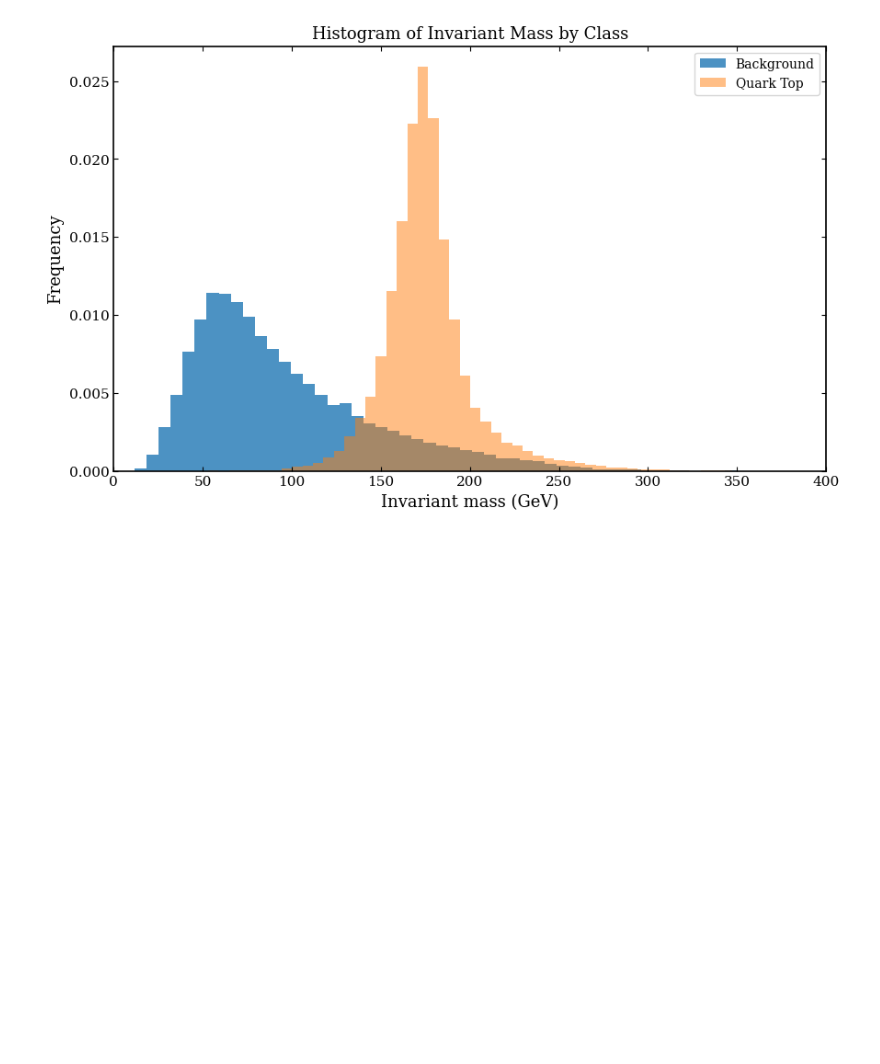
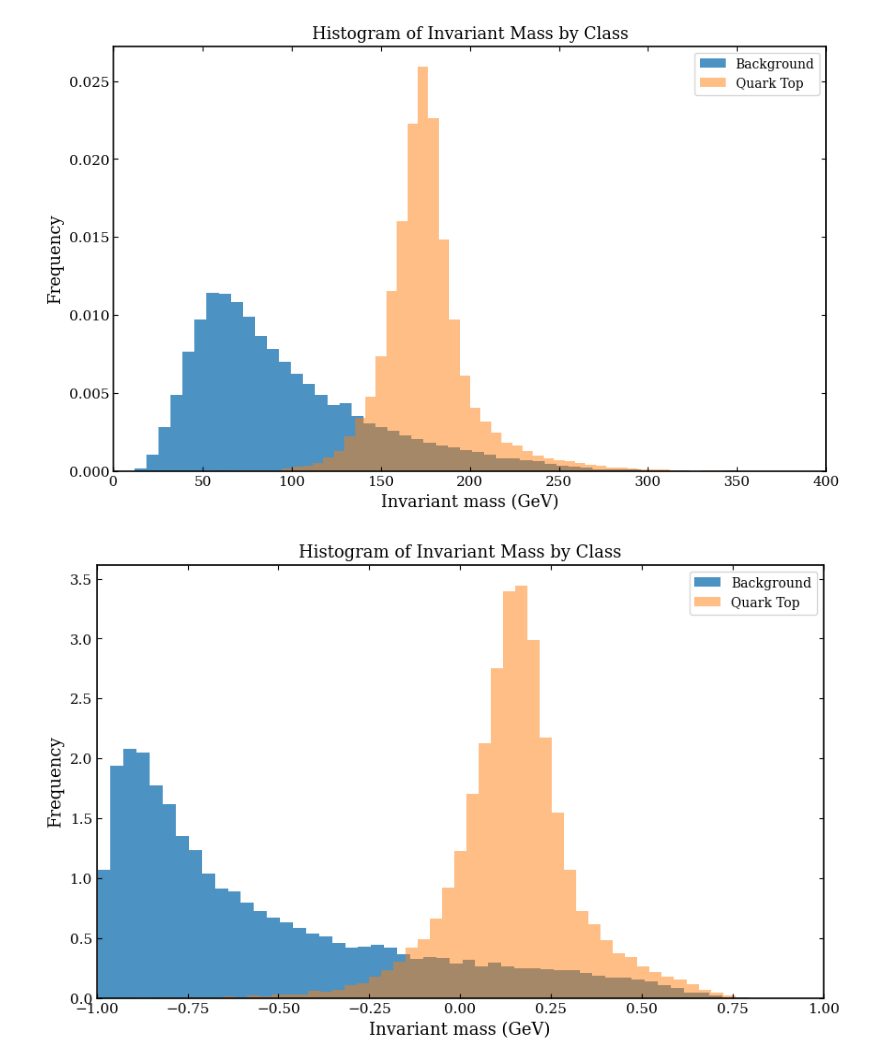
Before and after one commit to Jorge-1501/QKANs-ML4SCI_2026, a Jupyter notebook: notebooks/EDA_top.ipynb, the cells around one changed output. Drawn from its saved outputs; the diff is of its cells as text; code cells hidden in the pictures; blank space fills up the shorter version.

```diff
--- a/notebooks/EDA_top.ipynb
+++ b/notebooks/EDA_top.ipynb
@@ -729,21 +733,32 @@ gc.collect()
 
 y_filter = y_sample[mass_mask]
 
-'''
 # -------------------------------------------------------------------------
 # COMPRESIÓN ASÍNTOTICA Y EMPAQUETADO (OUTPUT PARA KAN)
 # -------------------------------------------------------------------------
-m_scaled = np.tanh(np.log(invariant_mass + 1.0))
-del invariant_mass
+m_log = np.log(invariant_mass + 1.0)
 
+robust_scaler = RobustScaler()
+m_robust = robust_scaler.fit_transform(m_log.reshape(-1, 1)).flatten()
+
+m_scaled = np.tanh(m_robust)
+del m_log, m_robust
+gc.collect()
+
+#del invariant_mass
+scaler = None  # Placeholder for the scaler object, can be set externally if needed
 if scaler is None:
     scaler = StandardScaler()
-    M_normalized = scaler.fit_transform(multiplicity.reshape(-1, 1)).flatten()
+    M_robust = scaler.fit_transform(multiplicity.reshape(-1, 1)).flatten()
 else:
-    M_normalized = scaler.transform(multiplicity.reshape(-1, 1)).flatten()
+    M_robust = scaler.transform(multiplicity.reshape(-1, 1)).flatten()
 
-M_scaled = np.tanh(M_normalized)
-del multiplicity, M_normalized
+sigma_max = 3
+
+M_cliped = np.clip(M_robust, -sigma_max, sigma_max)
+M_scaled = M_cliped / sigma_max
+
+del M_robust
 gc.collect()
 
 # Asignación de memoria en bloque único para la matriz procesada final
@@ -755,7 +770,7 @@ processed_matrix[:, 1] = M_scaled
 processed_matrix[:, 2::2] = d_R
 processed_matrix[:, 3::2] = z_effective
 
-del d_R, z_effective
+#del d_R, z_effective
+del sigma_max, m_scaled, M_scaled, M_cliped
 gc.collect()
-'''
 # %% [output]
@@ -856,6 +1037,19 @@ plt.xlim(-0.04, 400)
 plt.show()
 # %% [output]
 [figure]
+# %%
+# Normalized Histogram
+plt.figure(figsize=(10, 6))
+plt.hist(processed_matrix[y_filter == 0][:, 0], bins= 50, alpha=0.8, label='Background', density=True)
+plt.hist(processed_matrix[y_filter == 1][:, 0], bins= 50, alpha=0.5, label='Quark Top', density=True)
+plt.xlabel('Invariant mass (GeV)')
+plt.ylabel('Frequency')
+plt.legend()
+plt.title('Histogram of Invariant Mass by Class')
+plt.xlim(-1.0, 1.0)
+plt.show()
+# %% [output]
+[figure, added]
 # %%
 # ==============================================================================
 # PANEL 1: GLOBAL EVENT PROPERTIES (2 Subplots)
```
Also changed, not shown: parts of 18 cells of this notebook, 4 other files.
